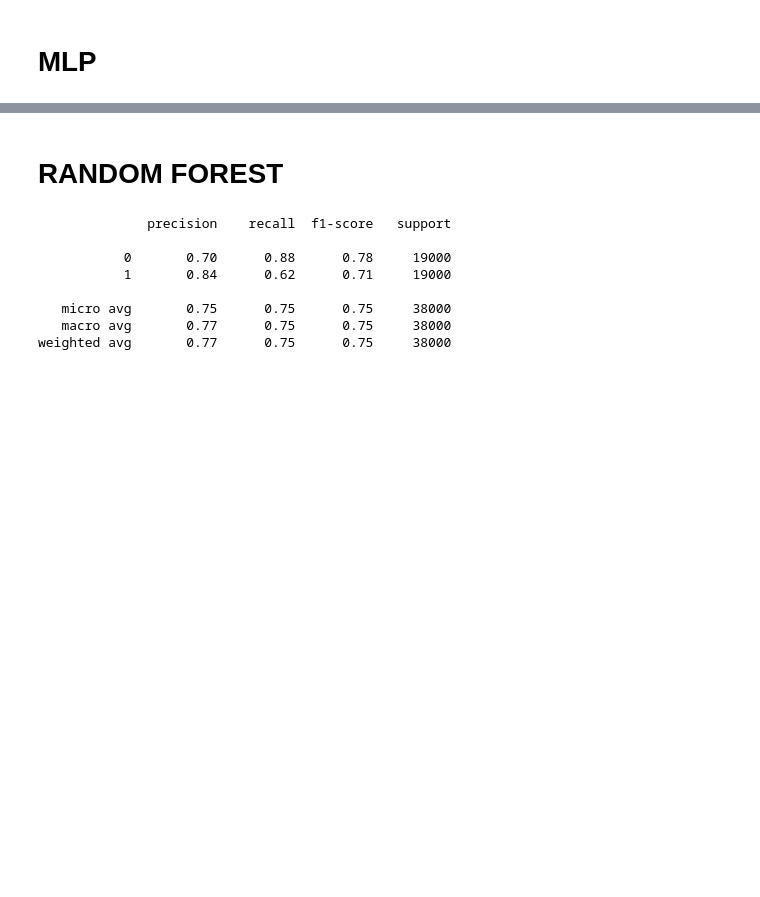
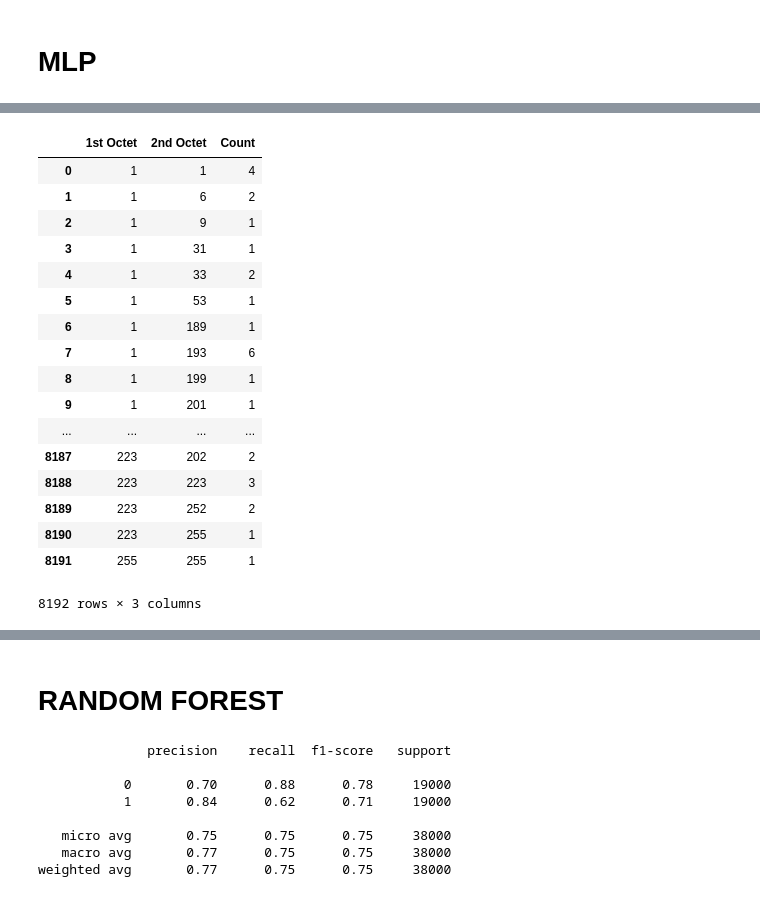
Before and after one commit to G2-IT-Group/external-resource-models, a Jupyter notebook: marcosun/modeling?/models and stuff.ipynb, the cells around one changed output, grey strips where cells are left out. Drawn from its saved outputs; the diff is of its cells as text; code cells hidden in the pictures; blank space fills up the shorter version.

```diff
--- a/marcosun/modeling?/models and stuff.ipynb
+++ b/marcosun/modeling?/models and stuff.ipynb
@@ -186,0 +172,21 @@ Length: 8420, dtype: int64
+# %%
+stuffg
+# %% [output]
+|  | 1st Octet | 2nd Octet | Count |
+| 0 | 1 | 1 | 4 |
+| 1 | 1 | 6 | 2 |
+| 2 | 1 | 9 | 1 |
+| 3 | 1 | 31 | 1 |
+| 4 | 1 | 33 | 2 |
+| 5 | 1 | 53 | 1 |
+| 6 | 1 | 189 | 1 |
+| 7 | 1 | 193 | 6 |
+| 8 | 1 | 199 | 1 |
+| 9 | 1 | 201 | 1 |
+| ... | ... | ... | ... |
+| 8187 | 223 | 202 | 2 |
+| 8188 | 223 | 223 | 3 |
+| 8189 | 223 | 252 | 2 |
+| 8190 | 223 | 255 | 1 |
+| 8191 | 255 | 255 | 1 |
+8192 rows × 3 columns
```
Also changed, not shown: parts of 12 cells of this notebook, 1 other file.
